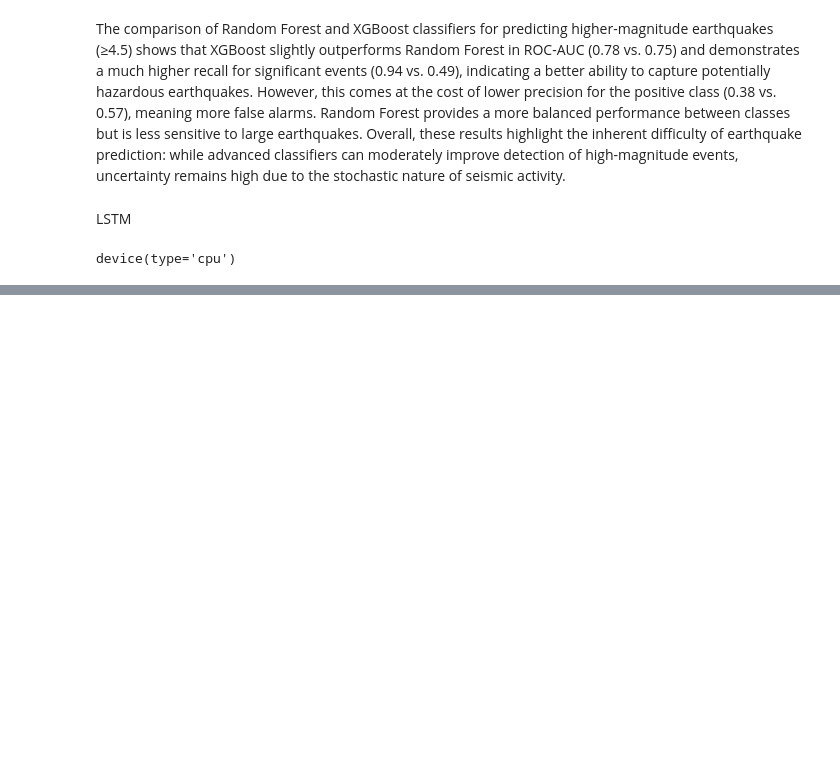
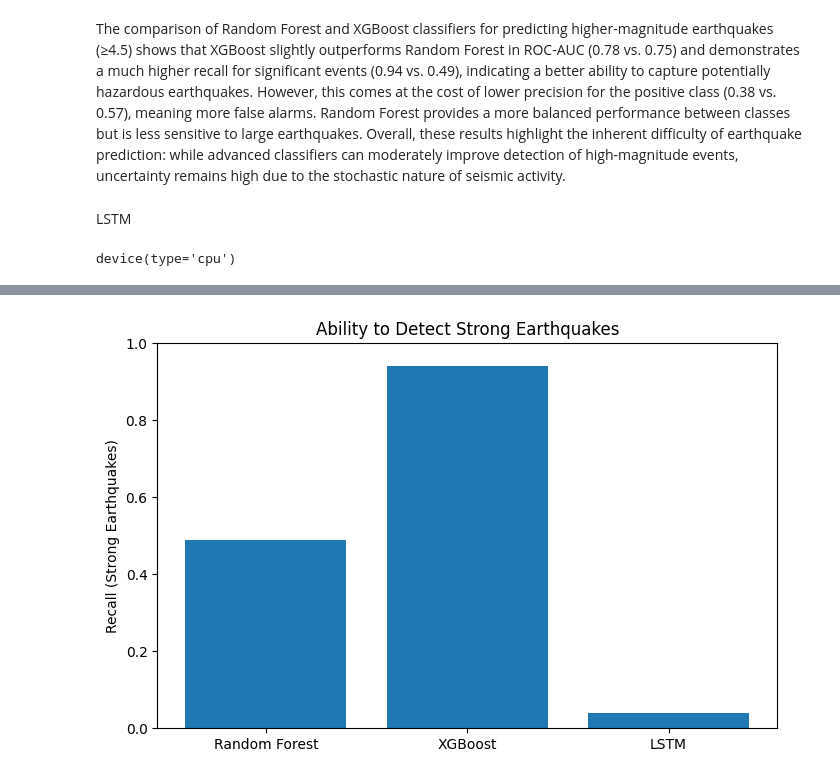
Before and after one commit to Janexo0/seismic-data-analysis-ml, a Jupyter notebook: data_analysys_of_seismic_data.ipynb, the cells around one changed output, grey strips where cells are left out. Cells and saved outputs as stored; diff of their text form; code cells hidden in the pictures; blank space fills up the shorter version.

```diff
--- a/data_analysys_of_seismic_data.ipynb
+++ b/data_analysys_of_seismic_data.ipynb
@@ -586,0 +644,15 @@ print("ROC-AUC:", roc_auc_score(y_true, y_probs))
+# %%
+recall_1 = [
+    0.49,
+    0.94,
+    0.04
+]
+
+plt.figure(figsize=(8,5))
+plt.bar(models, recall_1)
+plt.ylabel("Recall (Strong Earthquakes)")
+plt.title("Ability to Detect Strong Earthquakes")
+plt.ylim(0, 1)
+plt.show()
+# %% [output]
+[figure, added]
```
Also changed, not shown: parts of 9 cells of this notebook.
